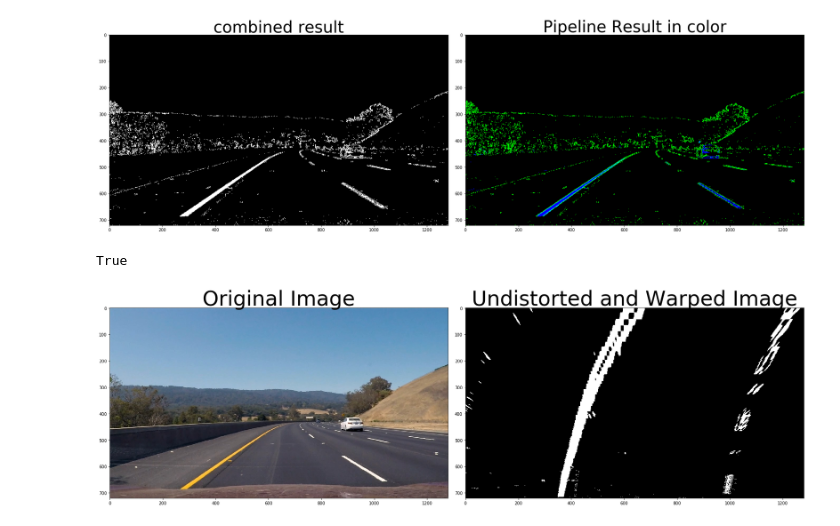
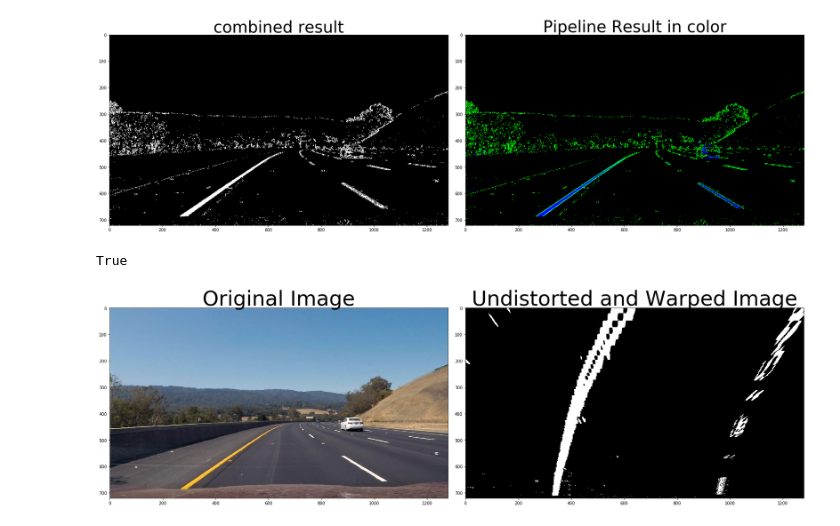
Before and after one commit to zeus2102/CarND-Advanced-Lane-Lines, a Jupyter notebook: source_code/advanced_lane_lines.ipynb, the cells around one changed output. Saved outputs shown, nothing was run; the diff lists cells and outputs as text; code cells hidden in the pictures.

```diff
--- a/source_code/advanced_lane_lines.ipynb
+++ b/source_code/advanced_lane_lines.ipynb
@@ -231,32 +231,32 @@ dist = dist_pickle["dist"]
 img = mpimg.imread('../test_images/test3.jpg')
 result_color, thres_result = pipeline(img)
 
 def unwarp(img, mtx, dist):
     # Using the OpenCV undistort() function to remove distortion
     undist = cv2.undistort(img, mtx, dist, None, mtx)
     # Grab the image shape
     img_size = (img.shape[1], img.shape[0])
     # For source points I'm grabbing an approximate trapezoid of the lane lines like above graph
-    src = np.float32([[680,450], [1060,700], [590,450], [220,700]])
+    src = np.float32([[680,450], [1100,700], [600,450], [220,720]])
     # For source points I'm grabbing an approximate rectangle of the expected warped lane lines
     dst = np.float32([[950,5], [950,715], [330,5], [330,715]])
     # Given src and dst points, calculate the perspective transform matrix
     M = cv2.getPerspectiveTransform(src, dst)
     # Warp the image using OpenCV warpPerspective()
     warped = cv2.warpPerspective(undist, M, img_size, flags=cv2.INTER_LINEAR)
 
     # Return the resulting image and matrix
     return warped, M
 
 warped, perspective_M = unwarp(thres_result, mtx, dist)
 f, (ax1, ax2) = plt.subplots(1, 2, figsize=(24, 9))
 f.tight_layout()
 ax1.imshow(img)
 ax1.set_title('Original Image', fontsize=50)
 ax2.imshow(warped, cmap='gray')
 ax2.set_title('Undistorted and Warped Image', fontsize=50)
 
 cv2.imwrite('../output_images/partial_test_images/test3_Undistorted-Warped.jpg',warped)
 # %% [output]
 True
-[figure, old version]
+[figure, new version]
```
Also changed, not shown: parts of 4 cells of this notebook, 3 other files.
